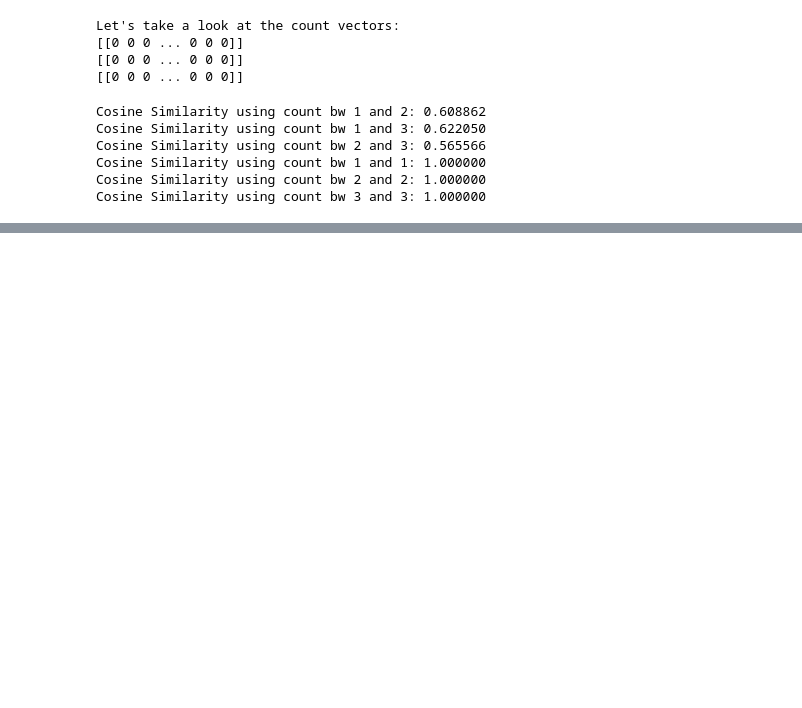
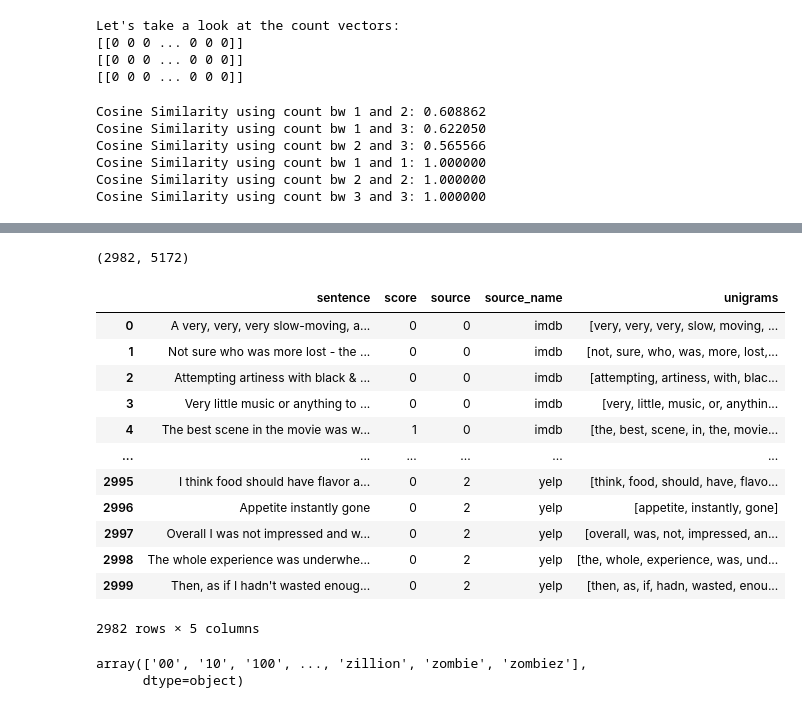
Before and after one commit to DITShark/DM2023-Lab1-Master, a Jupyter notebook: Homework/DM2023-Lab1-Homework.ipynb, the cells around one changed output, grey strips where cells are left out. Saved outputs shown, nothing was run; the diff lists cells and outputs as text; code cells hidden in the pictures; blank space fills up the shorter version.

Commit message:
Finish generate analyze unigram from new dataset.

```diff
--- a/Homework/DM2023-Lab1-Homework.ipynb
+++ b/Homework/DM2023-Lab1-Homework.ipynb
@@ -1248,0 +1266,4 @@ imdb_yelp = pd.read_csv(path_yelp, sep='\t', header=None)
+# %%
+# Combine it together
+frames = [imdb_data, amazon_data, yelp_data]
+Data = pd.concat(frames, axis=0, ignore_index=True)
@@ -1248,0 +1304,3 @@ imdb_yelp = pd.read_csv(path_yelp, sep='\t', header=None)
+# %%
+# We keep the first one and delete the other duplicated ones
+Data.drop_duplicates(keep="first", inplace=True)
@@ -1248,0 +1318,6 @@ imdb_yelp = pd.read_csv(path_yelp, sep='\t', header=None)
+# %%
+# Get all of the vocabularies in the data
+count_vocabulary = CountVectorizer()
+Data_counts = count_vocabulary.fit_transform(Data.sentence)
+analyze = count_vocabulary.build_analyzer()
+print(Data_counts)
@@ -1248,0 +1342,28 @@ imdb_yelp = pd.read_csv(path_yelp, sep='\t', header=None)
+# %%
+Data_counts.shape
+# %% [output]
+(2982, 5172)
+# %%
+# We want only meaningful word tokens to be inside, so use analyze but not tokenize_text
+Data['unigrams'] = Data['sentence'].apply(lambda x: analyze(x))
+# %%
+Data
+# %% [output]
+|  | sentence | score | source | source_name | unigrams |
+| 0 | A very, very, very slow-moving, a... | 0 | 0 | imdb | [very, very, very, slow, moving, ... |
+| 1 | Not sure who was more lost - the ... | 0 | 0 | imdb | [not, sure, who, was, more, lost,... |
+| 2 | Attempting artiness with black & ... | 0 | 0 | imdb | [attempting, artiness, with, blac... |
+| 3 | Very little music or anything to ... | 0 | 0 | imdb | [very, little, music, or, anythin... |
+| 4 | The best scene in the movie was w... | 1 | 0 | imdb | [the, best, scene, in, the, movie... |
+| ... | ... | ... | ... | ... | ... |
+| 2995 | I think food should have flavor a... | 0 | 2 | yelp | [think, food, should, have, flavo... |
+| 2996 | Appetite instantly gone | 0 | 2 | yelp | [appetite, instantly, gone] |
+| 2997 | Overall I was not impressed and w... | 0 | 2 | yelp | [overall, was, not, impressed, an... |
+| 2998 | The whole experience was underwhe... | 0 | 2 | yelp | [the, whole, experience, was, und... |
+| 2999 | Then, as if I hadn't wasted enoug... | 0 | 2 | yelp | [then, as, if, hadn, wasted, enou... |
+2982 rows × 5 columns
+# %%
+count_vocabulary.get_feature_names_out()
+# %% [output]
+array(['00', '10', '100', ..., 'zillion', 'zombie', 'zombiez'],
+      dtype=object)
```
Also changed, not shown: parts of 14 cells of this notebook.
